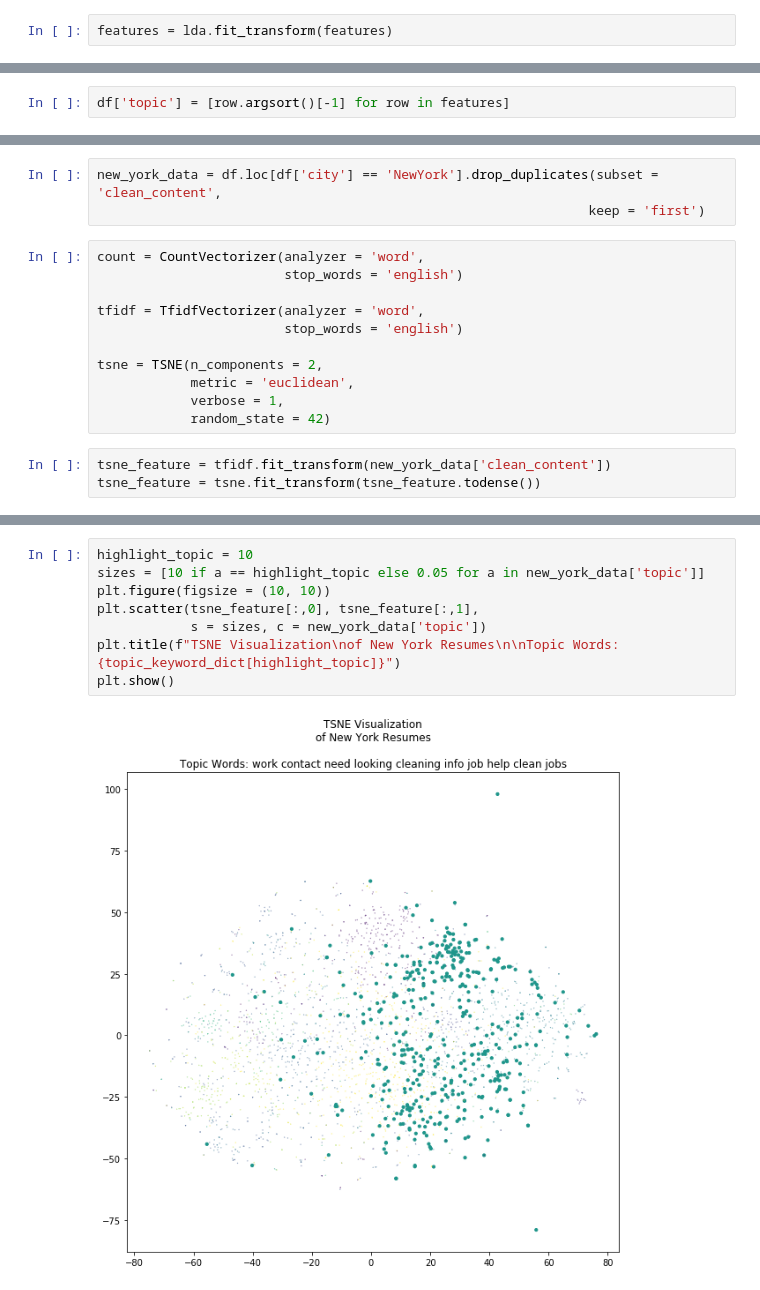
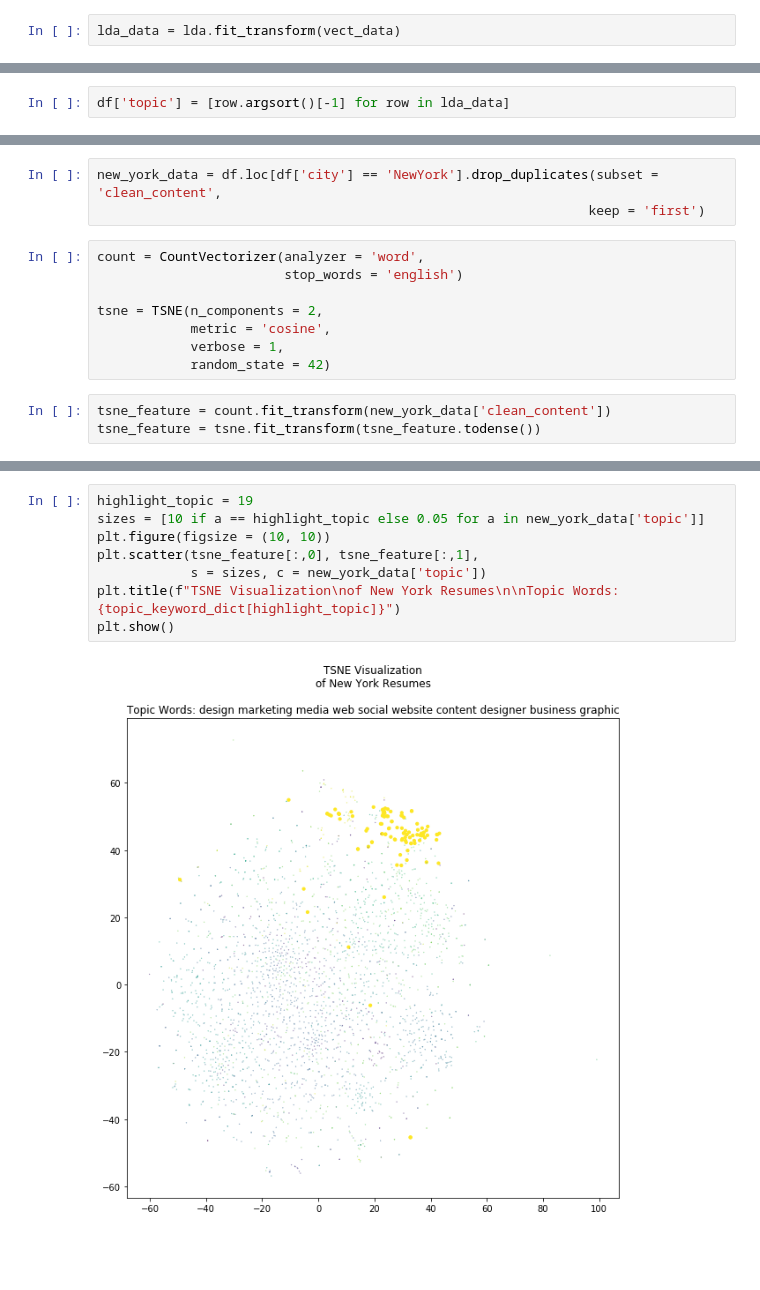
Before and after one commit to miketong08/resume_scraping, a Jupyter notebook: notebooks/Machine Learning.ipynb, the cells around one changed output, grey strips where cells are left out. Saved outputs shown, nothing was run; the diff lists cells and outputs as text; blank space fills up the shorter version.

```diff
--- a/notebooks/Machine Learning.ipynb
+++ b/notebooks/Machine Learning.ipynb
@@ -56,5 +58,5 @@ features = count.fit_transform(df['clean_content'])
 # %%
-features = lda.fit_transform(features)
+lda_data = lda.fit_transform(vect_data)
 # %% [output]
 iteration: 1 of max_iter: 10
 iteration: 2 of max_iter: 10
@@ -105,7 +107,7 @@ We can then infer topics from the words that contribute the most to each topic s
 - Topic 4  : Truck driving
 - etc...
 # %%
-df['topic'] = [row.argsort()[-1] for row in features]
+df['topic'] = [row.argsort()[-1] for row in lda_data]
 # %%
 df.loc[df['topic'] == 19].head()
 # %% [output]
@@ -126,15 +167,12 @@ new_york_data = df.loc[df['city'] == 'NewYork'].drop_duplicates(subset = 'clean_
 count = CountVectorizer(analyzer = 'word',
                         stop_words = 'english')
 
-tfidf = TfidfVectorizer(analyzer = 'word',
-                        stop_words = 'english')
-
 tsne = TSNE(n_components = 2,
-            metric = 'euclidean',
+            metric = 'cosine',
             verbose = 1,
             random_state = 42)
 # %%
-tsne_feature = tfidf.fit_transform(new_york_data['clean_content'])
+tsne_feature = count.fit_transform(new_york_data['clean_content'])
 tsne_feature = tsne.fit_transform(tsne_feature.todense())
 # %% [output]
 [t-SNE] Computing 91 nearest neighbors...
@@ -157,10 +195,10 @@ plt.show()
 # %%
-highlight_topic = 10
+highlight_topic = 19
 sizes = [10 if a == highlight_topic else 0.05 for a in new_york_data['topic']]
 plt.figure(figsize = (10, 10))
 plt.scatter(tsne_feature[:,0], tsne_feature[:,1],
             s = sizes, c = new_york_data['topic'])
 plt.title(f"TSNE Visualization\nof New York Resumes\n\nTopic Words: {topic_keyword_dict[highlight_topic]}")
 plt.show()
 # %% [output]
-[figure, old version]
+[figure, new version]
```
Also changed, not shown: parts of 10 cells of this notebook, 4 other files.
